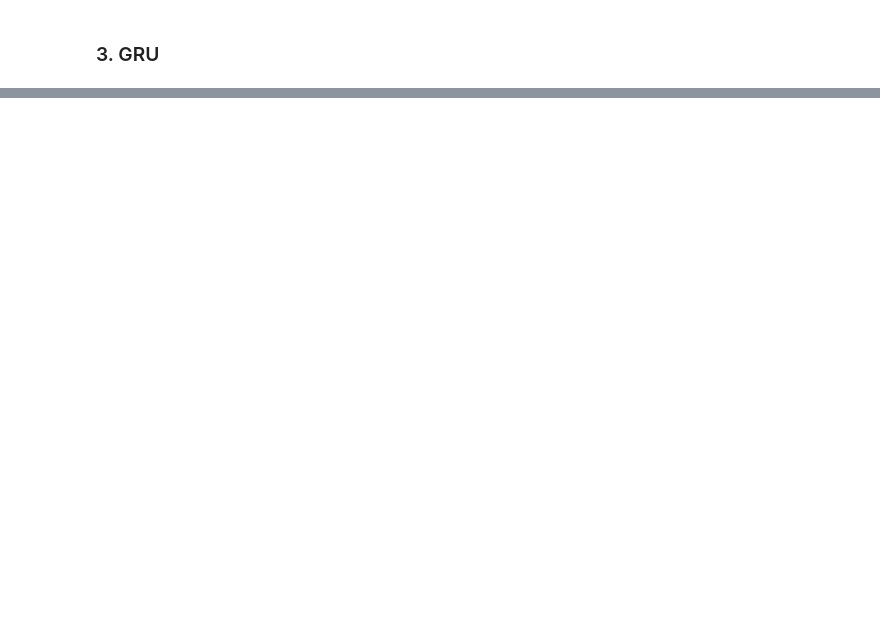
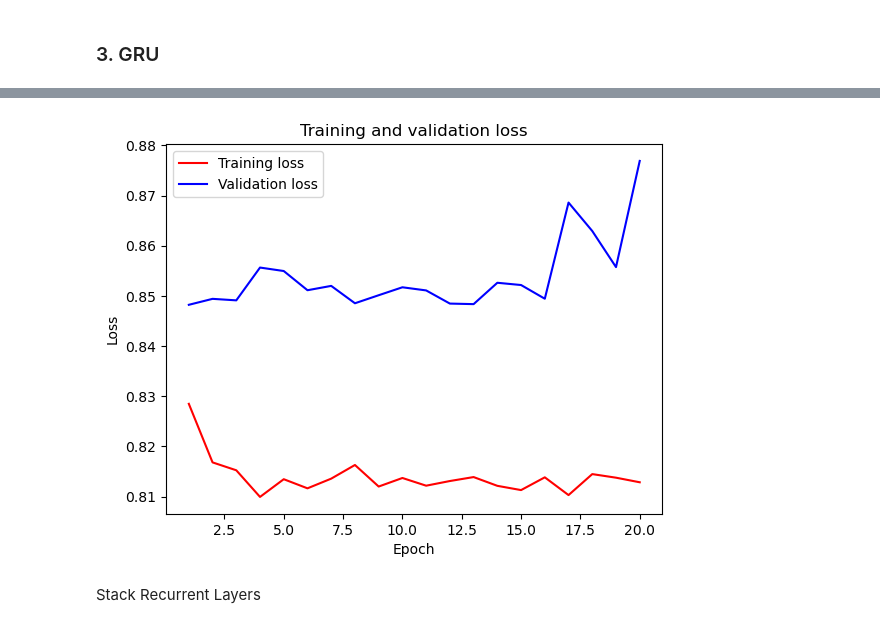
Before and after one commit to andygarcia830/lt5_ml3_hw3, a Jupyter notebook: ML3 - HW3 - LT5.ipynb, the cells around one changed output, grey strips where cells are left out. Cells and saved outputs as stored; diff of their text form; code cells hidden in the pictures; blank space fills up the shorter version.

```diff
--- a/ML3 - HW3 - LT5.ipynb
+++ b/ML3 - HW3 - LT5.ipynb
@@ -238,0 +796,26 @@ Order (1, 0, 5), MAE: 9225.577139445211
+# %%
+import matplotlib.pyplot as plt
+
+max_loss_threshold = 2
+
+# Clip the losses to this threshold
+clipped_train_losses = np.clip(train_losses, None, max_loss_threshold)
+clipped_val_losses = np.clip(val_losses, None, max_loss_threshold)
+
+# Plotting the loss curves
+epochs = range(1, len(train_losses) + 1)
+
+plt.figure()
+
+plt.plot(epochs, clipped_train_losses, 'r', label='Training loss')
+plt.plot(epochs, clipped_val_losses, 'b', label='Validation loss')
+plt.title('Training and validation loss')
+plt.xlabel('Epoch')
+plt.ylabel('Loss')
+plt.legend()
+
+plt.show()
+# %% [output]
+[figure, added]
+# %% [markdown]
+Stack Recurrent Layers
```
Also changed, not shown: parts of 31 cells of this notebook.
